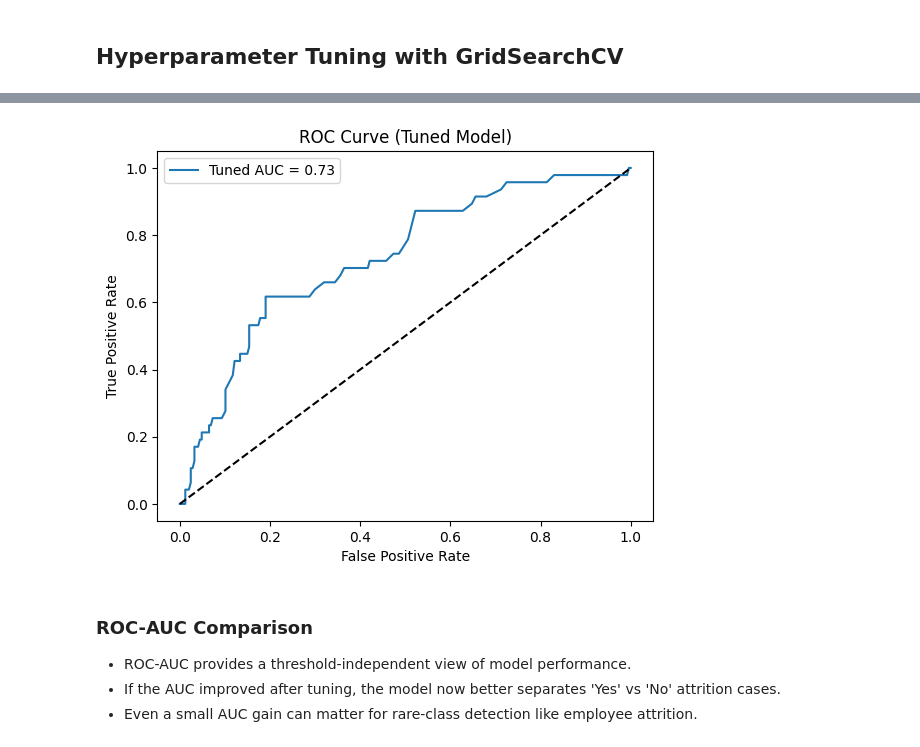
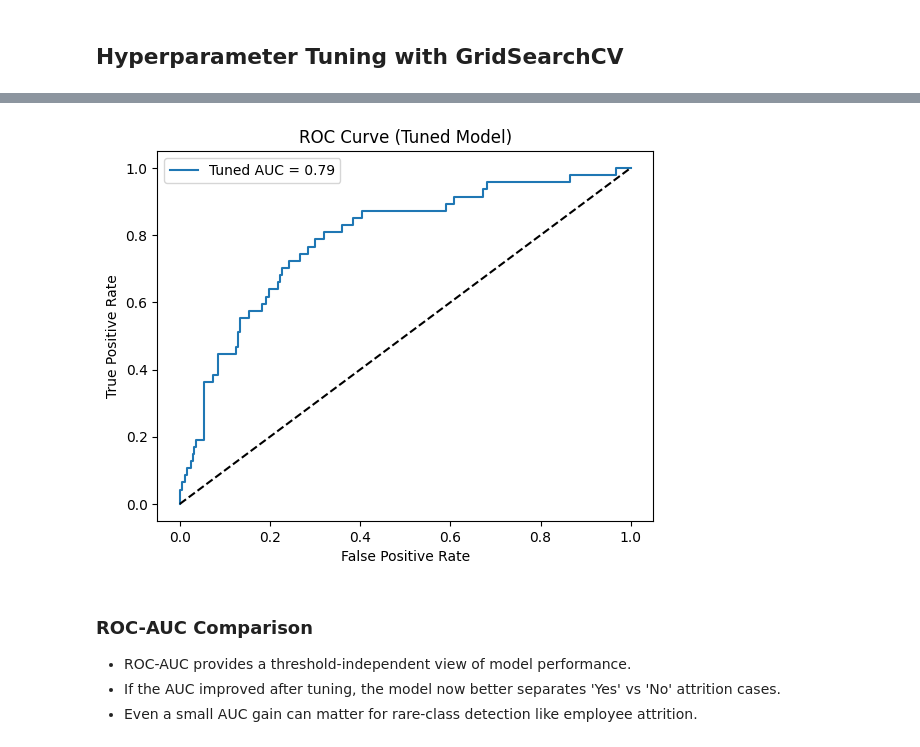
Before and after one commit to jagadeesh-usd/hr-analytics-attrition-prediction, a Jupyter notebook: notebooks/03_B_modeling_RF.ipynb, the cells around one changed output, grey strips where cells are left out. Drawn from its saved outputs; the diff is of its cells as text; code cells hidden in the pictures.

```diff
--- a/notebooks/03_B_modeling_RF.ipynb
+++ b/notebooks/03_B_modeling_RF.ipynb
@@ -81,6 +148,10 @@ for col in cat_cols:
+# %%
+df_features['HighRiskProfile'] = ((df_features['OverTime'] == 1) &
+                                  (df_features['StockOptionLevel'] == 0) &
+                                  (df_features['JobSatisfaction'] <= 2)).astype(int)
 # %%
 # Split data
-X = df.drop('Attrition', axis=1)
+X = df_features
 y = df['Attrition']
 X_train, X_test, y_train, y_test = train_test_split(X, y, test_size=0.2, random_state=42, stratify=y)
 # %% [markdown]
@@ -186,0 +242,11 @@ Mean F1 Score: 0.9031
+# %%
+# Train Random Forest with smote
+rf_sm = RandomForestClassifier(n_estimators=100, random_state=42)
+rf_sm.fit(X_train_sm, y_train_sm)
+
+# Predict
+y_pred_sm = rf_sm.predict(X_test)
+
+# Metrics
+print("Classification Report:")
+print(classification_report(y_test, y_pred_sm))
@@ -186,0 +291,14 @@ Mean F1 Score: 0.9031
+# %%
+rf_cw = RandomForestClassifier(
+    n_estimators=100,
+    random_state=42,
+    class_weight="balanced"          # <-- automatically balance class weights
+)
+rf_cw.fit(X_train, y_train)
+
+# Predict
+y_pred_cw = rf_cw.predict(X_test)
+
+# Metrics
+print("Classification Report:")
+print(classification_report(y_test, y_pred_cw))
@@ -240,18 +385,18 @@ plt.show()
 # %%
 # ROC Curve for tuned model
-y_prob_tuned = best_model.predict_proba(X_test)[:, 1]
+y_prob_tuned = final_rf_model.predict_proba(X_test)[:, 1]
 fpr, tpr, _ = roc_curve(y_test, y_prob_tuned)
 roc_auc = roc_auc_score(y_test, y_prob_tuned)
 
 plt.plot(fpr, tpr, label=f'Tuned AUC = {roc_auc:.2f}')
 plt.plot([0, 1], [0, 1], 'k--')
 plt.xlabel("False Positive Rate")
 plt.ylabel("True Positive Rate")
 plt.title("ROC Curve (Tuned Model)")
 plt.legend()
 plt.show()
 # %% [output]
-[figure, old version]
+[figure, new version]
 # %% [markdown]
 ### ROC-AUC Comparison
 - ROC-AUC provides a threshold-independent view of model performance.
```
Also changed, not shown: parts of 17 cells of this notebook, 1 other file.
